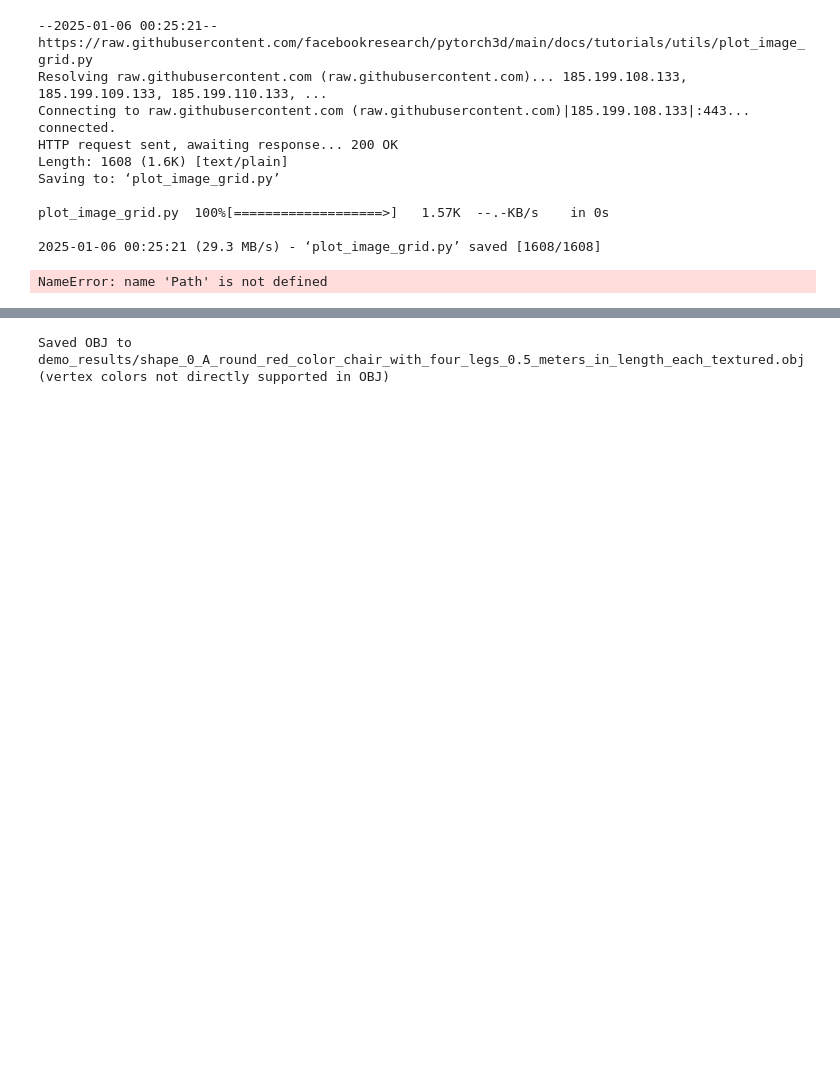
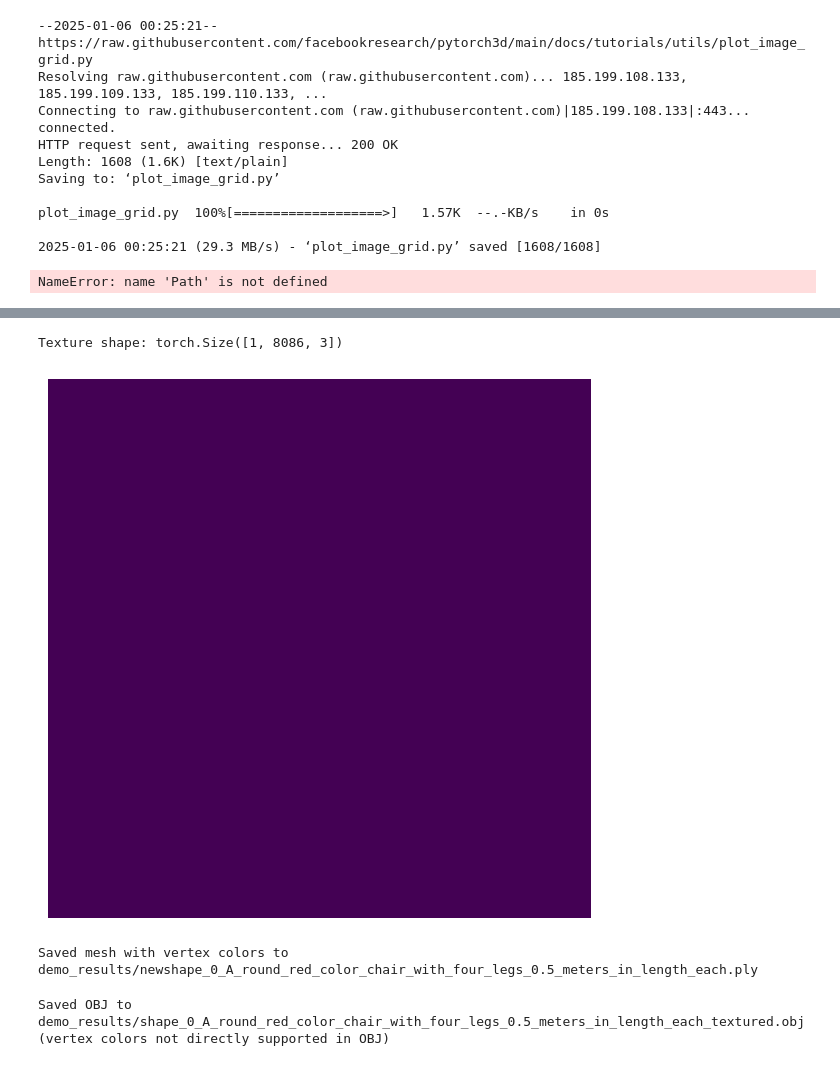
Before and after one commit to ScheznikL/SDFusion, a Jupyter notebook: demo_txt2shape.ipynb, the cells around one changed output, grey strips where cells are left out. Cells and saved outputs as stored; diff of their text form; code cells hidden in the pictures; blank space fills up the shorter version.

```diff
--- a/demo_txt2shape.ipynb
+++ b/demo_txt2shape.ipynb
@@ -346,3 +338,43 @@ plt.axis("off");'''
+# %%
+'''for i, mesh in enumerate(mesh_gen):
+  plt.figure(figsize=(7,7))
+  texture_image=mesh.textures.verts_features_padded()
+  plt.imshow(texture_image.squeeze().cpu().numpy())
+  plt.axis("off");'''
+for i, mesh in enumerate(mesh_gen):
+    plt.figure(figsize=(7, 7))
+
+    # Get vertex features (e.g., RGB values)
+    texture_image = mesh.textures.verts_features_padded()  # Shape: (1, N, 3)
+
+    # Check the shape of the texture
+    print(f"Texture shape: {texture_image.shape}")
+
+    # Visualize the texture as an array (flattening may be needed)
+    texture_image_np = texture_image.squeeze().cpu().numpy()  # Shape: (N, 3)
+    plt.imshow(texture_image_np, aspect='auto')  # Display as a continuous line
+    plt.axis("off")
+# %% [output]
+Texture shape: torch.Size([1, 8086, 3])
+[figure, added]
+# %%
+import trimesh
+import numpy as np
+
+# Extract vertex positions, faces, and vertex colors
+verts = mesh.verts_packed().cpu().numpy()  # (N, 3)
+faces = mesh.faces_packed().cpu().numpy()  # (F, 3)
+verts_rgb = mesh.textures.verts_features_packed().cpu().numpy()  # (N, 3)
+
+# Create a Trimesh object with vertex colors
+trimesh_mesh = trimesh.Trimesh(vertices=verts, faces=faces, vertex_colors=verts_rgb)#vertex_colors=(verts_rgb * 255).astype(np.uint8)
+
+# Save to .ply
+ply_path = Path(out_dir) / f"newshape_{i}_{input_txt.replace(' ', '_')}.ply"
+trimesh_mesh.export(ply_path)
+print(f"Saved mesh with vertex colors to {ply_path}")
+# %% [output]
+Saved mesh with vertex colors to demo_results/newshape_0_A_round_red_color_chair_with_four_legs_0.5_meters_in_length_each.ply
 # %%
 from pytorch3d.io import save_obj, save_ply
 
```
Also changed, not shown: parts of 6 cells of this notebook.
